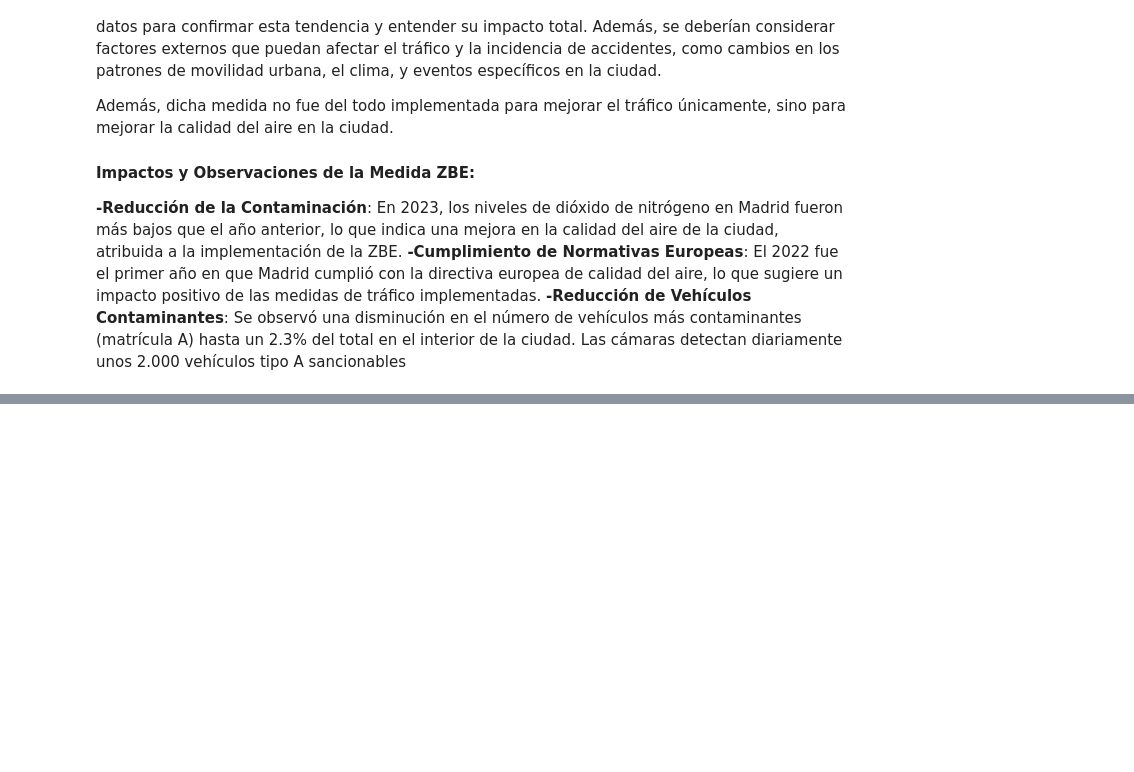
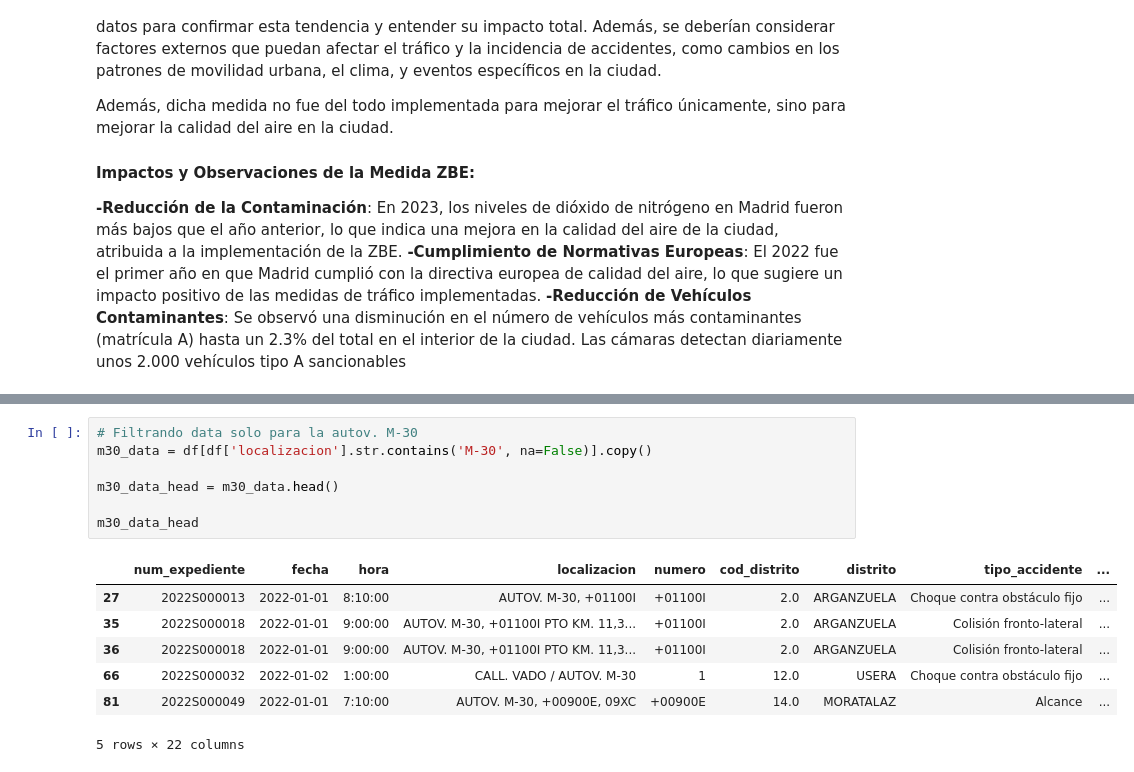
Before and after one commit to lucaramirezo/Traffic-Network-Transparency, a Jupyter notebook: E_calles.ipynb, the cells around one changed output, grey strips where cells are left out. Saved outputs shown, nothing was run; the diff lists cells and outputs as text; blank space fills up the shorter version.

```diff
--- a/E_calles.ipynb
+++ b/E_calles.ipynb
@@ -309,0 +313,15 @@ Además, dicha medida no fue del todo implementada para mejorar el tráfico úni
+# %%
+# Filtrando data solo para la autov. M-30
+m30_data = df[df['localizacion'].str.contains('M-30', na=False)].copy()
+
+m30_data_head = m30_data.head()
+
+m30_data_head
+# %% [output]
+|  | num_expediente | fecha | hora | localizacion | numero | cod_distrito | distrito | tipo_accidente | ... |
+| 27 | 2022S000013 | 2022-01-01 | 8:10:00 | AUTOV. M-30, +01100I | +01100I | 2.0 | ARGANZUELA | Choque contra obstáculo fijo | ... |
+| 35 | 2022S000018 | 2022-01-01 | 9:00:00 | AUTOV. M-30, +01100I PTO KM. 11,3... | +01100I | 2.0 | ARGANZUELA | Colisión fronto-lateral | ... |
+| 36 | 2022S000018 | 2022-01-01 | 9:00:00 | AUTOV. M-30, +01100I PTO KM. 11,3... | +01100I | 2.0 | ARGANZUELA | Colisión fronto-lateral | ... |
+| 66 | 2022S000032 | 2022-01-02 | 1:00:00 | CALL. VADO / AUTOV. M-30 | 1 | 12.0 | USERA | Choque contra obstáculo fijo | ... |
+| 81 | 2022S000049 | 2022-01-01 | 7:10:00 | AUTOV. M-30, +00900E, 09XC | +00900E | 14.0 | MORATALAZ | Alcance | ... |
+5 rows × 22 columns
```
Also changed, not shown: parts of 5 cells of this notebook, 1 other file.
